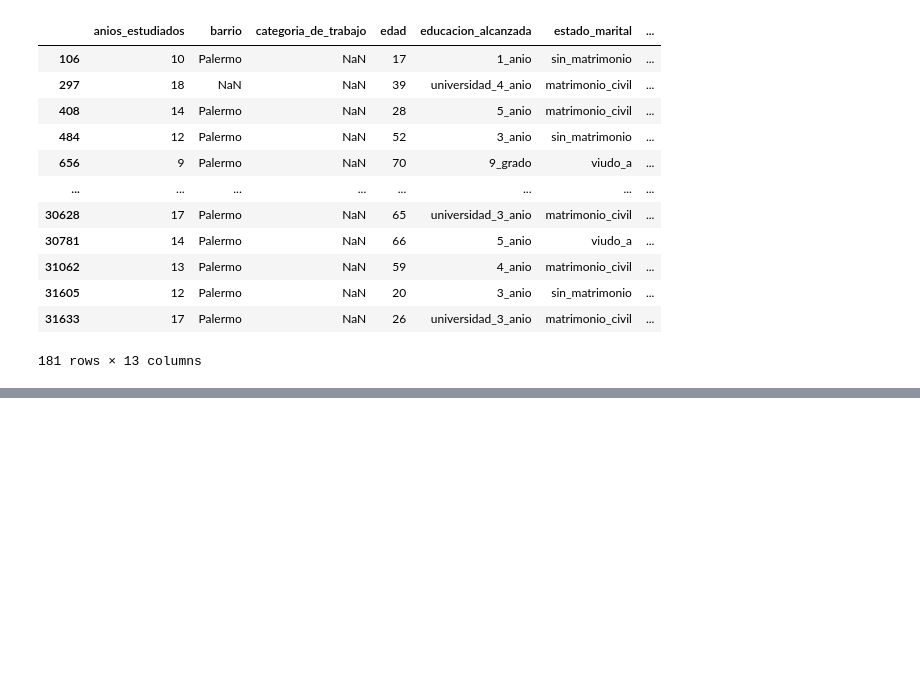
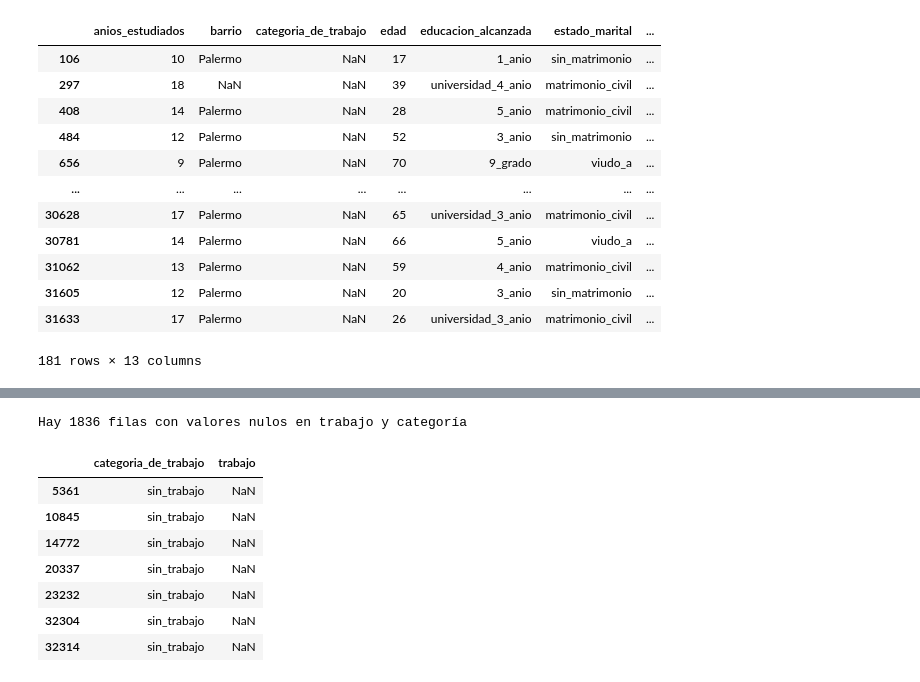
Before and after one commit to MateoCraviotto/Organizacion-de-datos-fiuba-1, a Jupyter notebook: TP1/notebookTp1.ipynb, the cells around one changed output, grey strips where cells are left out. Saved outputs shown, nothing was run; the diff lists cells and outputs as text; code cells hidden in the pictures; blank space fills up the shorter version.

```diff
--- a/TP1/notebookTp1.ipynb
+++ b/TP1/notebookTp1.ipynb
@@ -169,0 +206,21 @@ df[(df['ganancia_perdida_declarada_bolsa_argentina'] != 0) & df['categoria_de_tr
+# %%
+# Si hacemos un análisis de los valores nulos en las columnas categoría de trabajo y trabajo, podemos encontrar una
+# relación entre estas
+
+trabajo_y_categoria_na = df[df['categoria_de_trabajo'].isna() & df['trabajo'].isna()]
+print(f"Hay {len(trabajo_y_categoria_na)} filas con valores nulos en trabajo y categoría")
+
+# Hay 1836 filas que tienen NaN en ambas categorías.
+
+sin_trabajo = df[df['categoria_de_trabajo'] == 'sin_trabajo']
+sin_trabajo[['categoria_de_trabajo', 'trabajo']]
+# %% [output]
+Hay 1836 filas con valores nulos en trabajo y categoría
+|  | categoria_de_trabajo | trabajo |
+| 5361 | sin_trabajo | NaN |
+| 10845 | sin_trabajo | NaN |
+| 14772 | sin_trabajo | NaN |
+| 20337 | sin_trabajo | NaN |
+| 23232 | sin_trabajo | NaN |
+| 32304 | sin_trabajo | NaN |
+| 32314 | sin_trabajo | NaN |
```
Also changed, not shown: parts of 7 cells of this notebook.
